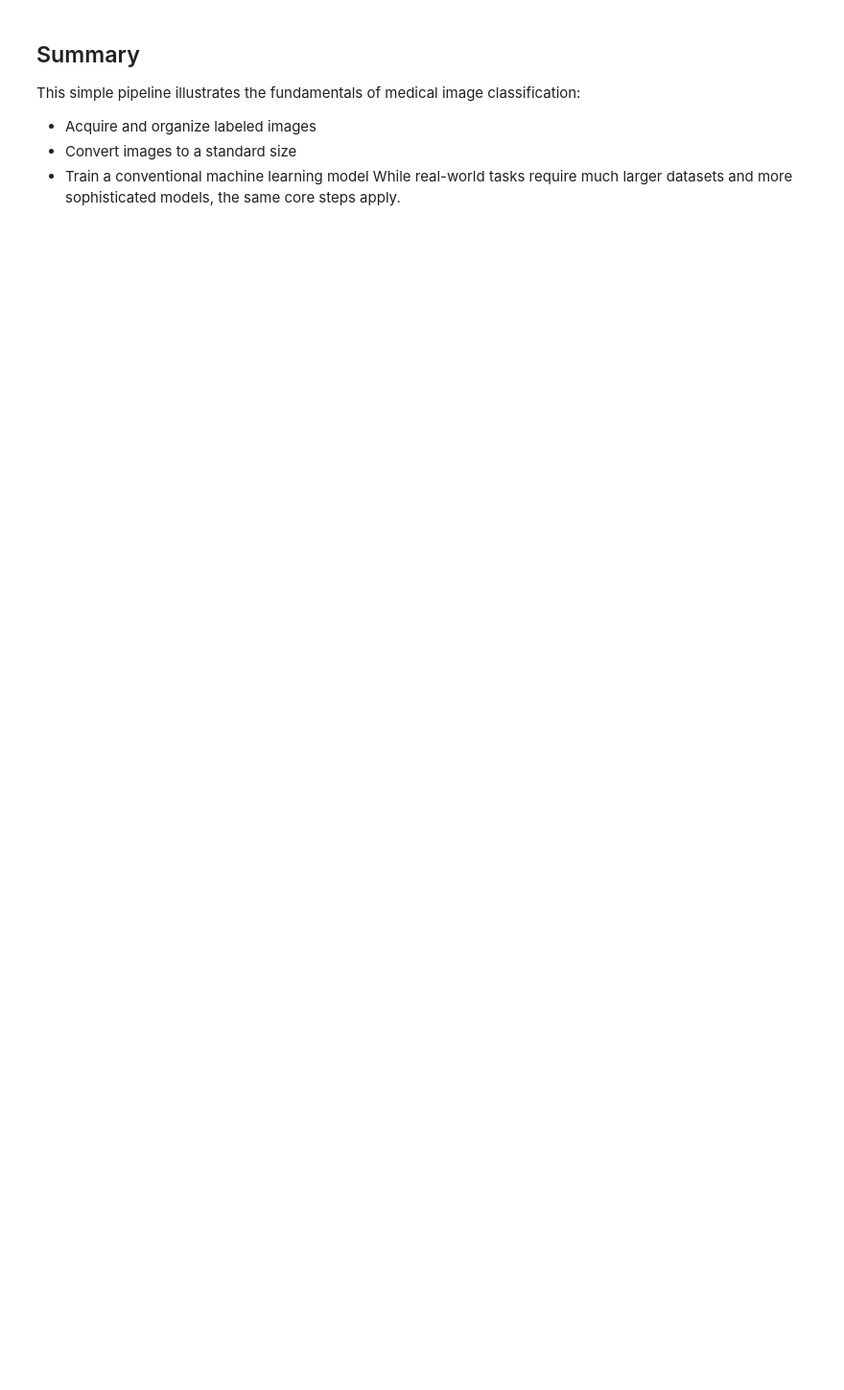
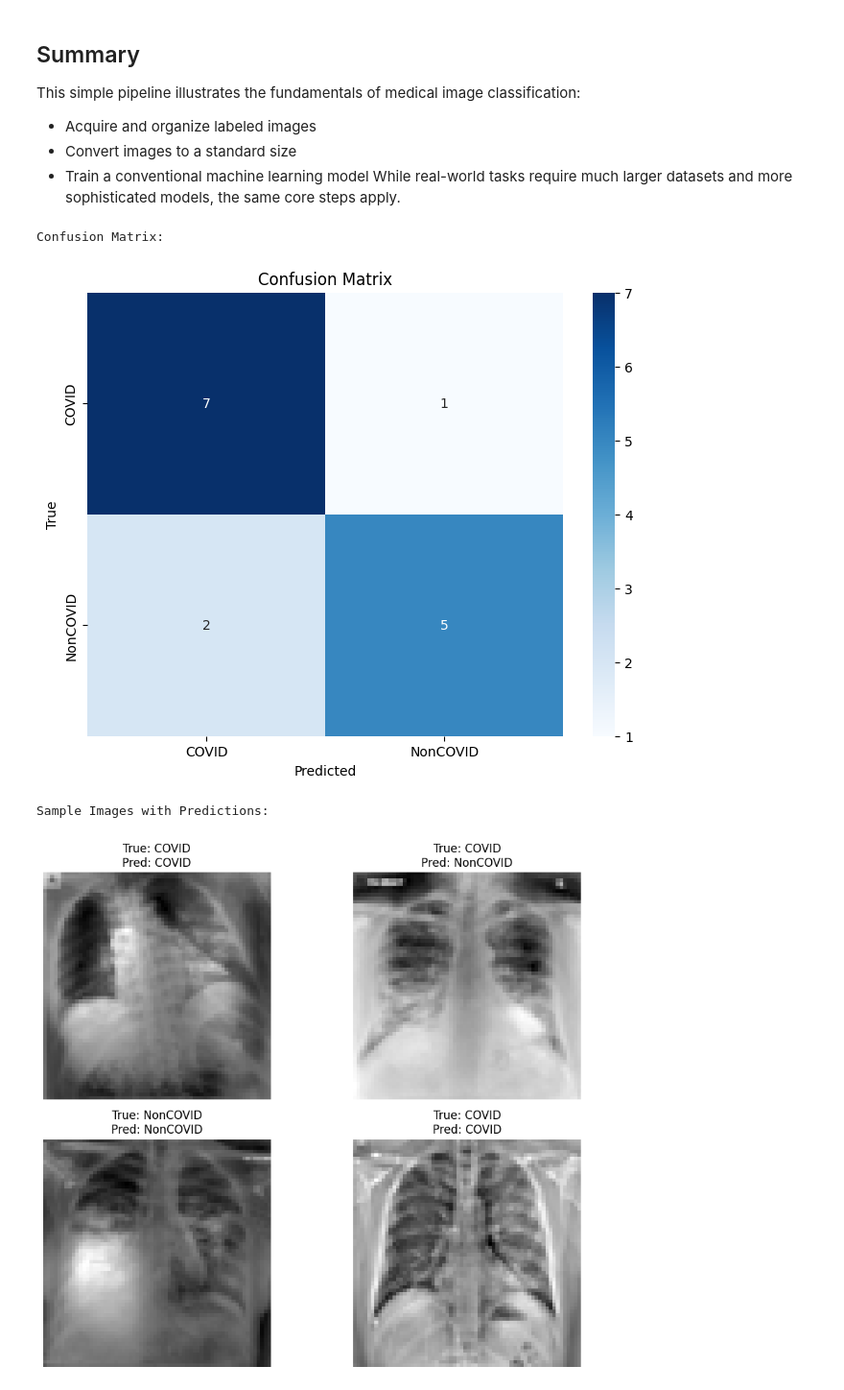
Before and after one commit to MasalaKimchi/AIMI-tutorial, a Jupyter notebook: notebooks/ch4_classification/chapter_04_image_classification.ipynb, the cells around one changed output. Shown: that part at 96% size. Cells and saved outputs as stored; diff of their text form; code cells hidden in the pictures; blank space fills up the shorter version.

Commit message:
Update image classification notebook with new execution counts, increased sample sizes, and added visualizations for confusion matrix, sample images, ROC curve, and detailed metrics table.

```diff
--- a/notebooks/ch4_classification/chapter_04_image_classification.ipynb
+++ b/notebooks/ch4_classification/chapter_04_image_classification.ipynb
@@ -95,3 +95,25 @@ This simple pipeline illustrates the fundamentals of medical image classificatio
 - Convert images to a standard size
 - Train a conventional machine learning model
 While real-world tasks require much larger datasets and more sophisticated models, the same core steps apply.
+# %%
+# Import visualization functions
+from visualizations import plot_confusion_matrix, plot_sample_images, plot_roc_curve, plot_metrics_table
+
+# Generate all visualizations
+print("Confusion Matrix:")
+plot_confusion_matrix(y_test, pred)
+
+print("\nSample Images with Predictions:")
+plot_sample_images(X_test, y_test, pred)
+
+print("\nROC Curve:")
+y_score = clf.decision_function(X_test)
+plot_roc_curve(y_test, y_score)
+
+print("\nDetailed Metrics Table:")
+plot_metrics_table(y_test, pred)
+# %% [output]
+Confusion Matrix:
+[figure, added]
+Sample Images with Predictions:
+[figure, added]
```
Also changed, not shown: parts of 4 cells of this notebook, 2 other files.
